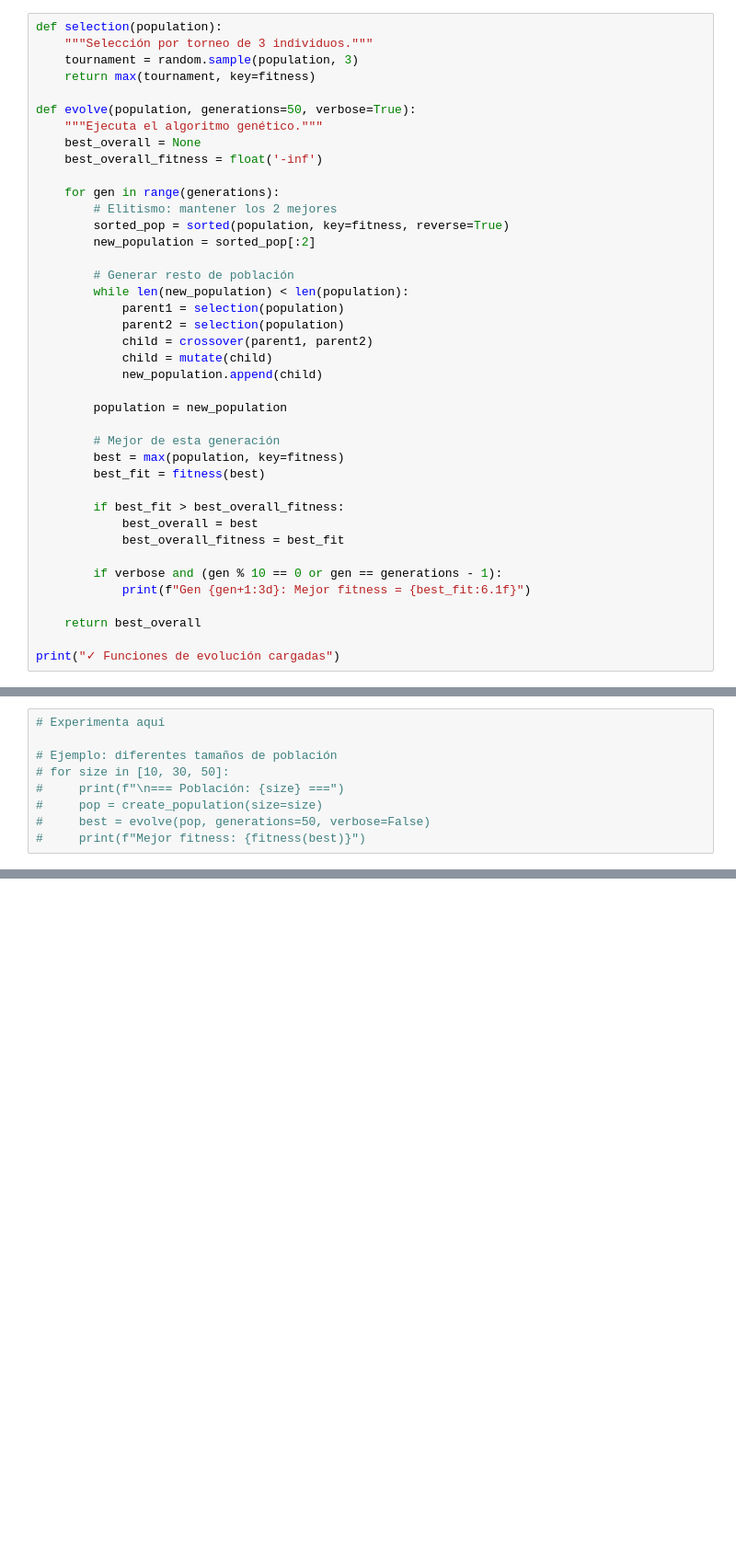
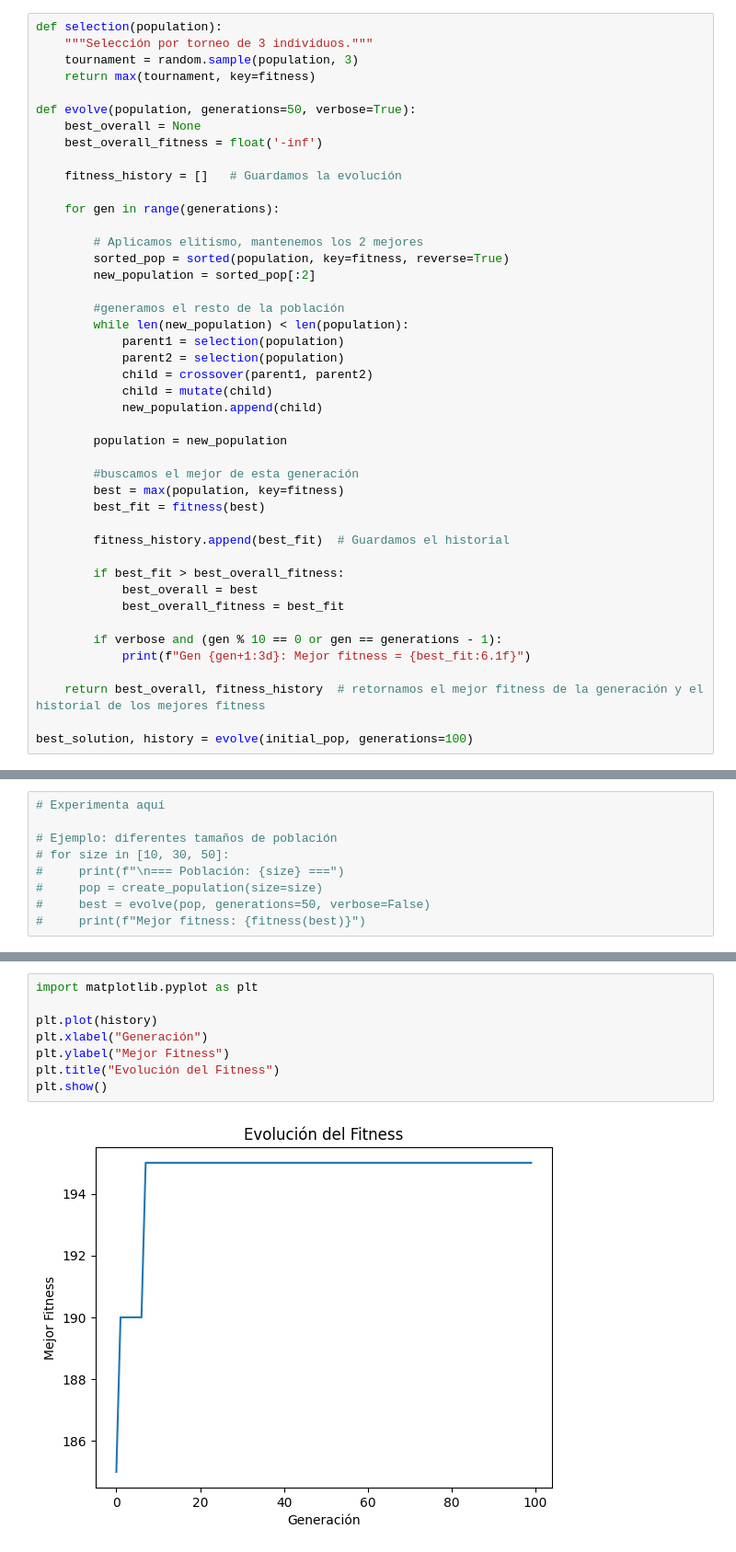
Before and after one commit to AndresVelez31/WorkShop-1-IA, a Jupyter notebook: ejercicio_AG_Course_Scheduling.ipynb, the cells around one changed output, grey strips where cells are left out. Shown at 92% size. Cells and saved outputs as stored; diff of their text form; blank space fills up the shorter version.

Commit message:
Creacioon bonus de visualizacion

```diff
--- a/ejercicio_AG_Course_Scheduling.ipynb
+++ b/ejercicio_AG_Course_Scheduling.ipynb
@@ -563,16 +563,18 @@ def selection(population):
     return max(tournament, key=fitness)
 
 def evolve(population, generations=50, verbose=True):
-    """Ejecuta el algoritmo genético."""
     best_overall = None
     best_overall_fitness = float('-inf')
 
+    fitness_history = []   # Guardamos la evolución
+
     for gen in range(generations):
-        # Elitismo: mantener los 2 mejores
+
+        # Aplicamos elitismo, mantenemos los 2 mejores
         sorted_pop = sorted(population, key=fitness, reverse=True)
         new_population = sorted_pop[:2]
 
-        # Generar resto de población
+        #generamos el resto de la población
         while len(new_population) < len(population):
             parent1 = selection(population)
             parent2 = selection(population)
@@ -582,9 +584,11 @@ def evolve(population, generations=50, verbose=True):
 
         population = new_population
 
-        # Mejor de esta generación
+        #buscamos el mejor de esta generación
         best = max(population, key=fitness)
         best_fit = fitness(best)
+
+        fitness_history.append(best_fit)  # Guardamos el historial
 
         if best_fit > best_overall_fitness:
             best_overall = best
@@ -593,7 +597,7 @@ def evolve(population, generations=50, verbose=True):
         if verbose and (gen % 10 == 0 or gen == generations - 1):
             print(f"Gen {gen+1:3d}: Mejor fitness = {best_fit:6.1f}")
 
-    return best_overall
+    return best_overall, fitness_history  # retornamos el mejor fitness de la generación y el historial de los mejores fitness
 
-print("✓ Funciones de evolución cargadas")
+best_solution, history = evolve(initial_pop, generations=100)
 # %% [output]
@@ -916,3 +954,13 @@ NameError: name 'fitness' is not defined
+# %%
+import matplotlib.pyplot as plt
+
+plt.plot(history)
+plt.xlabel("Generación")
+plt.ylabel("Mejor Fitness")
+plt.title("Evolución del Fitness")
+plt.show()
+# %% [output]
+[figure, added]
 # %% [markdown]
 ---
 
```
Also changed, not shown: parts of 10 cells of this notebook.
